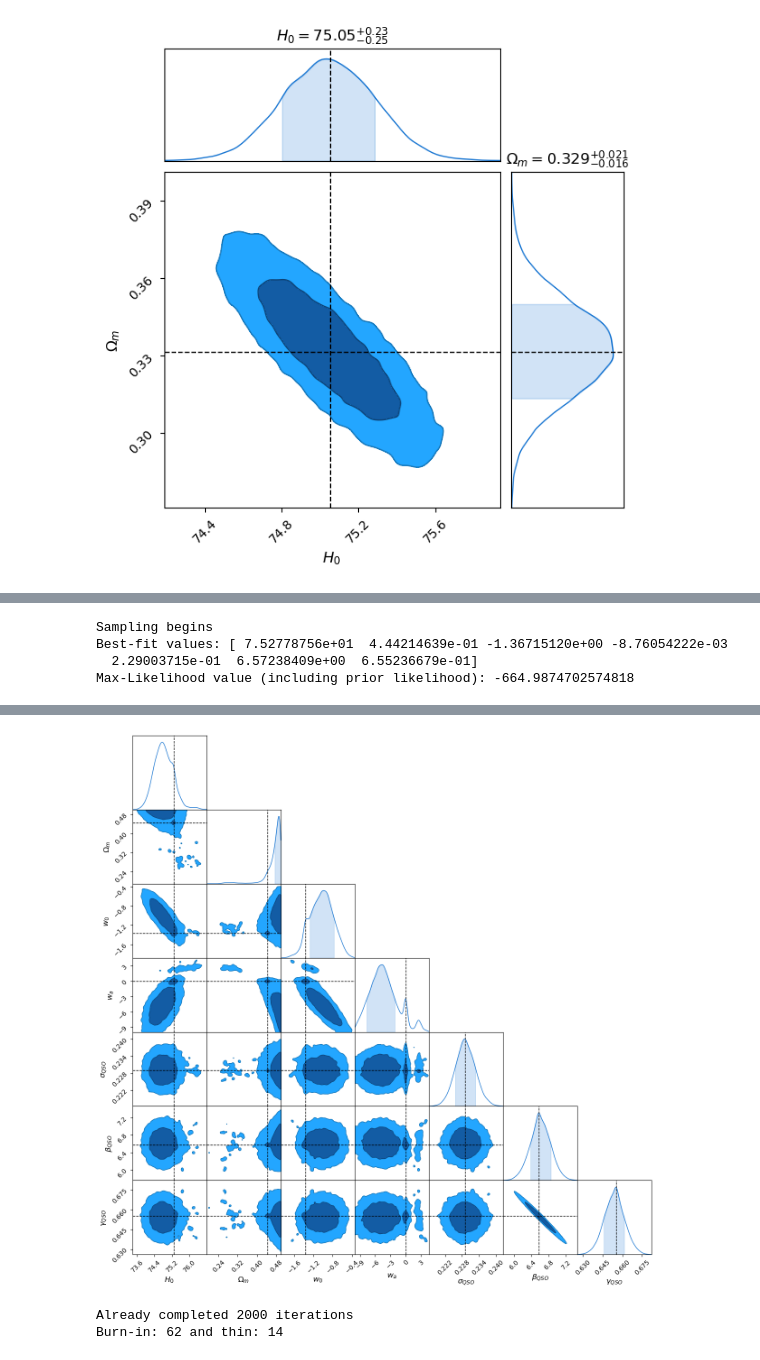
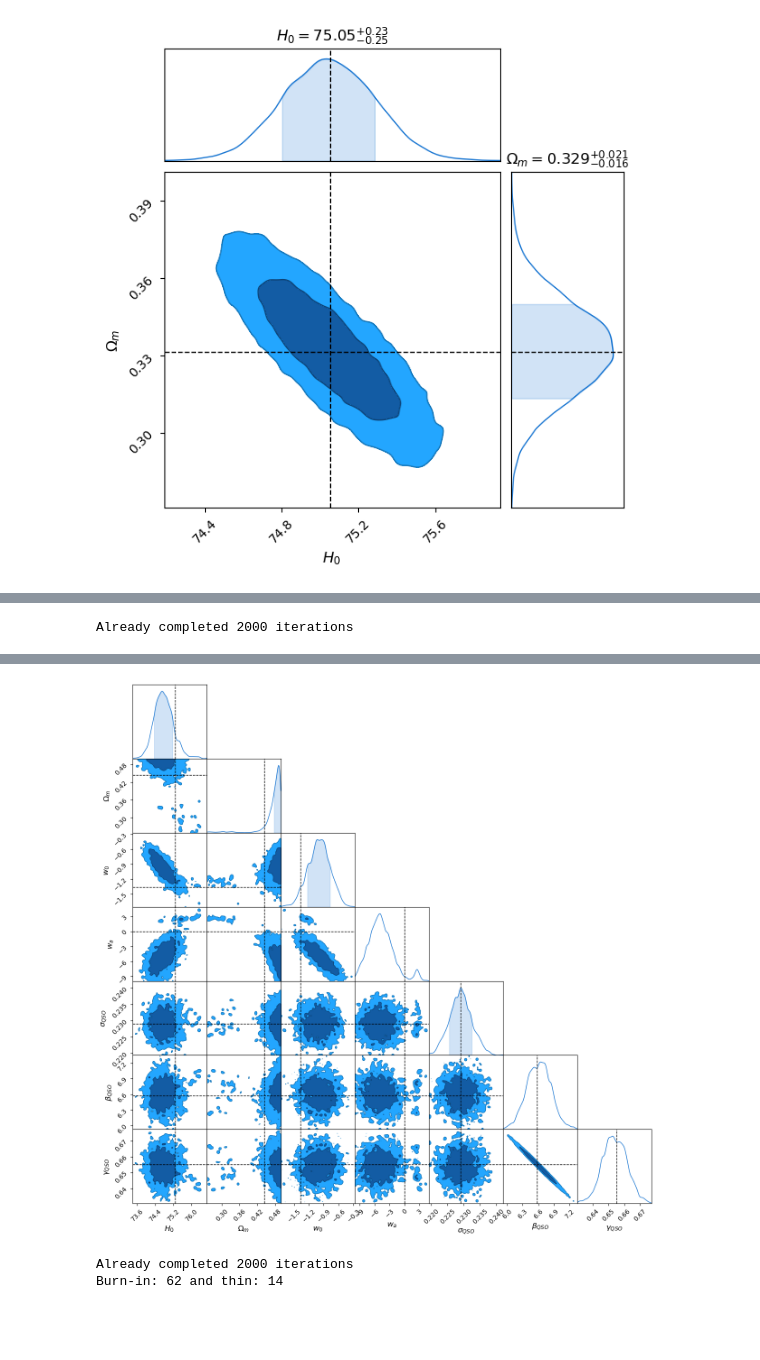
Before and after one commit to antolonappan/isotropy, a Jupyter notebook: Likelihood.ipynb, the cells around one changed output, grey strips where cells are left out. Cells and saved outputs as stored; diff of their text form; code cells hidden in the pictures; blank space fills up the shorter version.

```diff
--- a/Likelihood.ipynb
+++ b/Likelihood.ipynb
@@ -93,9 +78,6 @@ WARNING:chainconsumer:Parameter $\Omega_m$ in chain Chain 0 is not constrained
 # %%
 cpl =  Sampler('CPL',['H0','Omega_m','w0','wa','qso_sigma','qso_beta','qso_gamma'],['QSO_full','Pantheon_plus'],[70,0.25,-1,0,0.2,6.4,0.6],sampler_file='Chains/PantheonPlusQSO_CPL.h5',max_n=2000)
 s = cpl.sampler()
-cpl.corner_plot()
+cpl.corner_plot(burnin=1000,thin=50)
 # %% [output]
-Sampling begins
-Best-fit values: [ 7.52778756e+01  4.44214639e-01 -1.36715120e+00 -8.76054222e-03
-  2.29003715e-01  6.57238409e+00  6.55236679e-01]
-Max-Likelihood value (including prior likelihood): -664.9874702574818
+Already completed 2000 iterations
@@ -105,4 +87,4 @@ WARNING:chainconsumer:Parameter $H_0$ in chain Chain 0 is not constrained
-[figure, old version]
+[figure, new version]
 # %%
 klcdm = Sampler('kLCDM',['H0','Omega_m','Omega_k'],['Pantheon_plus'],[70,0.25,0],sampler_file='Chains/PantheonPlus_kLCDM.h5',max_n=2000)
 s = klcdm.sampler()
```
Also changed, not shown: parts of 10 cells of this notebook, 3 other files.
